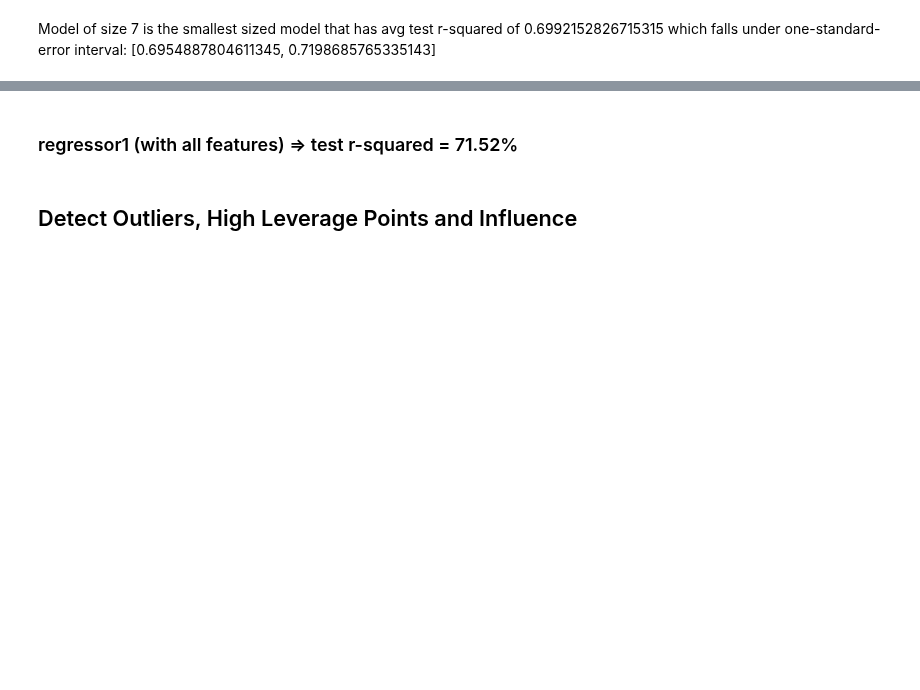
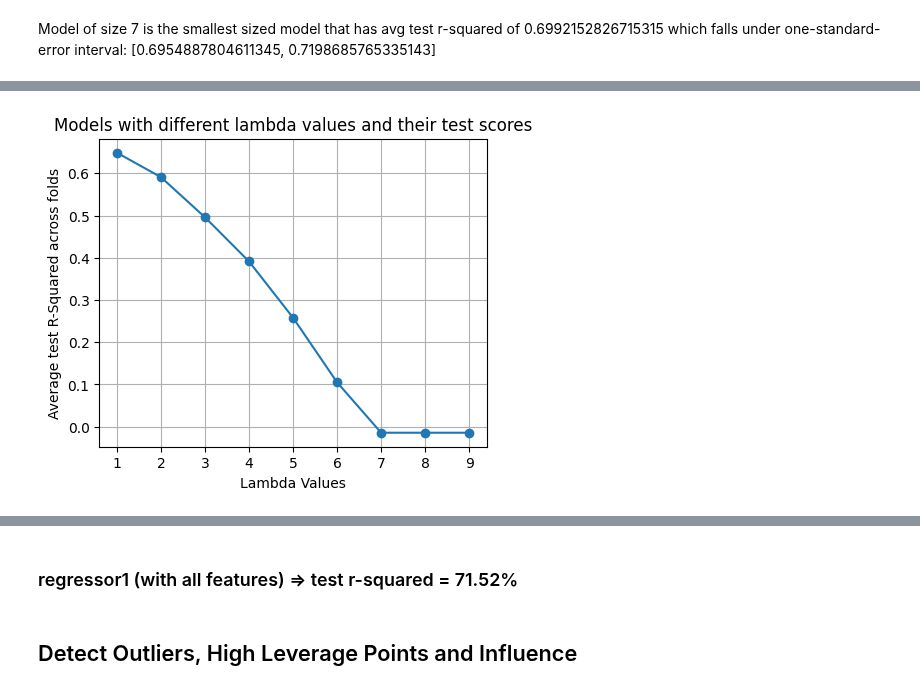
Before and after one commit to ROHIT779/ml-projects, a Jupyter notebook: regression-boston-housing/boston_housing.ipynb, the cells around one changed output, grey strips where cells are left out. Drawn from its saved outputs; the diff is of its cells as text; code cells hidden in the pictures; blank space fills up the shorter version.

```diff
--- a/regression-boston-housing/boston_housing.ipynb
+++ b/regression-boston-housing/boston_housing.ipynb
@@ -715,0 +702,13 @@ print([min_test_r2_squared, max_test_r2_squared])
+# %%
+def lasso_regression_cv_result(avg_r2_test_lasso):
+  plt.figure(figsize = (5, 4))
+  plt.plot(alpha_values, avg_r2_test_lasso, marker = 'o')
+  plt.xlabel('Lambda Values')
+  plt.ylabel('Average test R-Squared across folds')
+  plt.title('Models with different lambda values and their test scores')
+  plt.grid(True)
+  plt.show()
+
+lasso_regression_cv_result(avg_r2_test_lasso)
+# %% [output]
+[figure, added]
```
Also changed, not shown: parts of 19 cells of this notebook.
